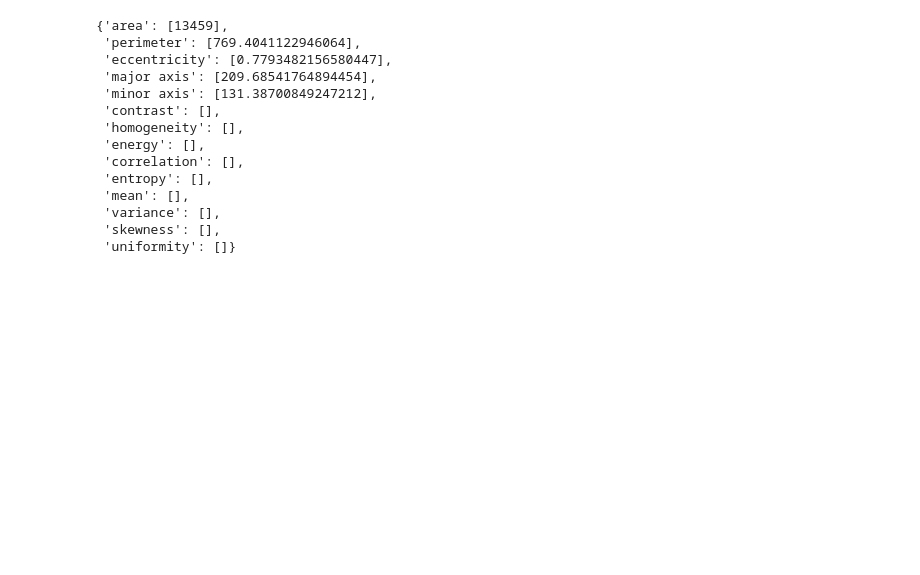
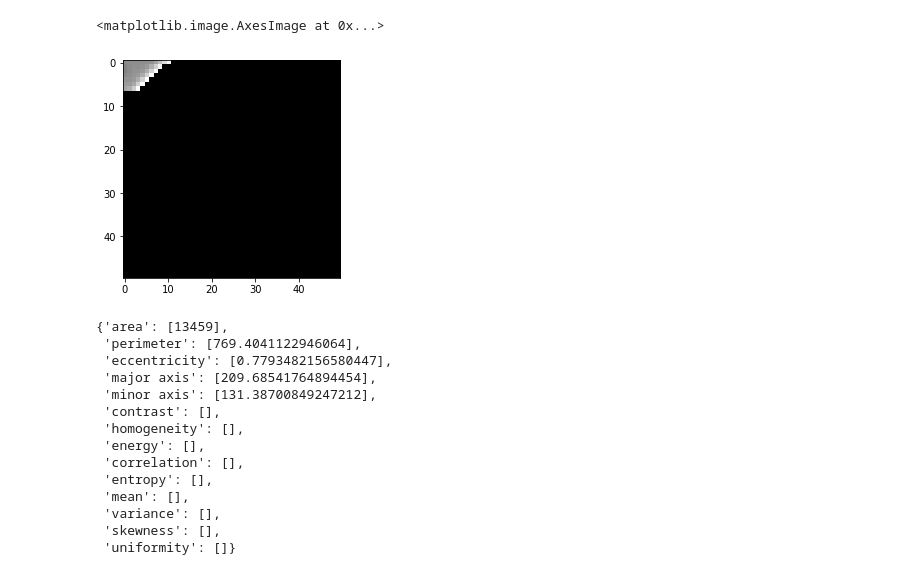
Before and after one commit to artisan7/thesis_stuff, a Jupyter notebook: feature extraction test.ipynb, the cells around one changed output. Saved outputs shown, nothing was run; the diff lists cells and outputs as text; code cells hidden in the pictures; blank space fills up the shorter version.

```diff
--- a/feature extraction test.ipynb
+++ b/feature extraction test.ipynb
@@ -38,3 +38,13 @@ plt.imshow(img, cmap=plt.cm.gray)
+# %%
+chunk_width = chunk_height = img.shape[0]//4
+
+i, j = 3, 0
+
+chunk = img[ chunk_width * i:chunk_width * (i+1), chunk_height * j:chunk_height * (j+1) ]
+plt.imshow(chunk, cmap=plt.cm.gray)
+# %% [output]
+<matplotlib.image.AxesImage at 0x...>
+[figure, added]
 # %%
 # shape based features
 from skimage.measure import regionprops
```
Also changed, not shown: parts of 1 cell of this notebook, 8 other files.
